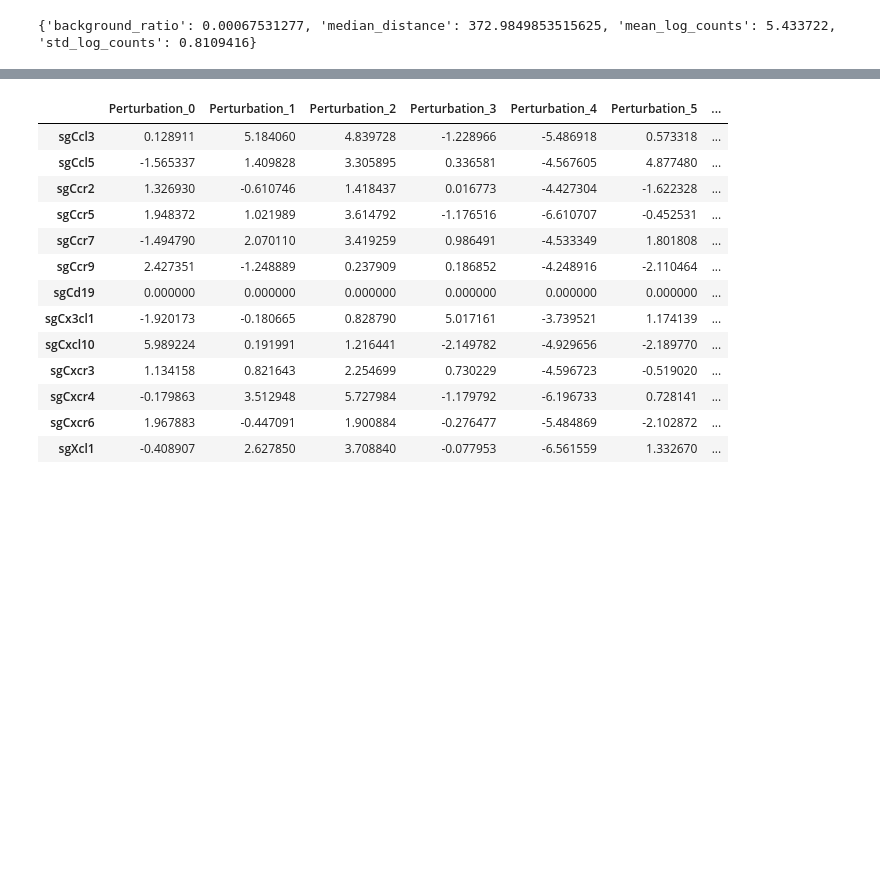
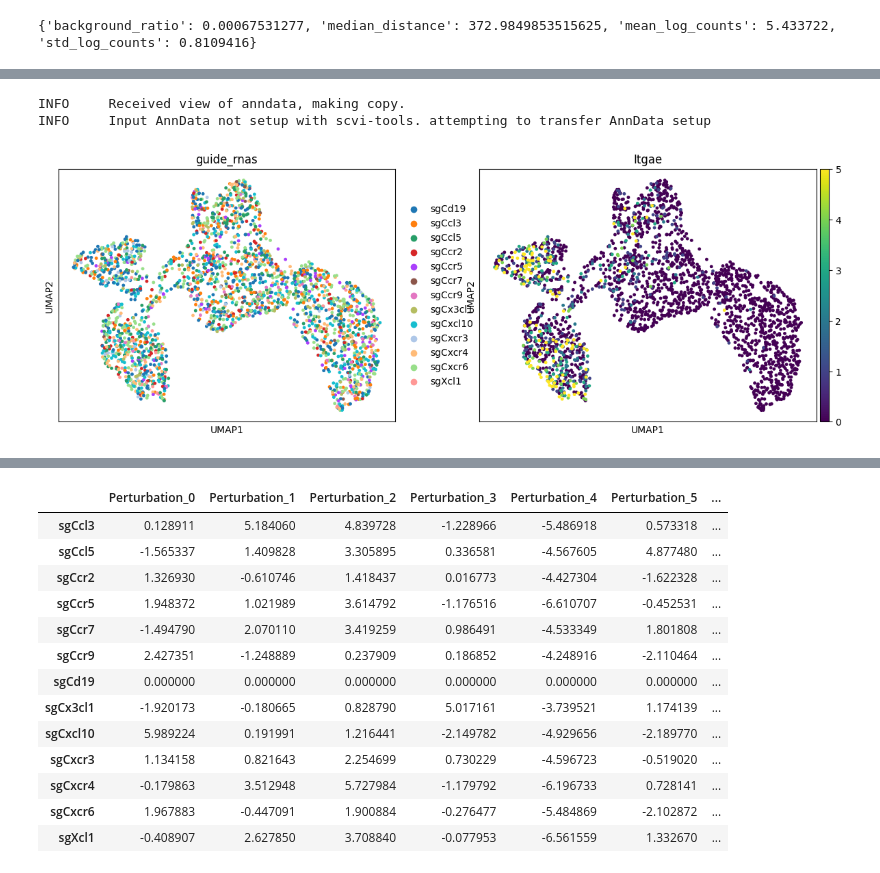
Before and after one commit to amonell/scvi-tools, a Jupyter notebook: resolve_perurb_tests/test1.ipynb, the cells around one changed output, grey strips where cells are left out. Saved outputs shown, nothing was run; the diff lists cells and outputs as text; code cells hidden in the pictures; blank space fills up the shorter version.

Commit message:
fixed the background cell parameter

```diff
--- a/resolve_perurb_tests/test1.ipynb
+++ b/resolve_perurb_tests/test1.ipynb
@@ -83,3 +96,18 @@ HPU available: False, using: 0 HPUs
 LOCAL_RANK: 0 - CUDA_VISIBLE_DEVICES: [0]
 /home/amonell/mambaforge/envs/resolVI/lib/python3.11/site-packages/lightning/pytorch/trainer/connectors/data_connector.py:425: The 'train_dataloader' does not have many workers which may be a bottlene ...
 `Trainer.fit` stopped: `max_steps=1` reached.
+# %%
+mini_adata = query_adata[query_adata.obs['guide_rnas'] != 'Other cells']
+# Get denoised expression assuming control (no perturbations)
+control_expr = supervised_resolvi.get_denoised_expression_control(mini_adata)
+
+mini_adata.layers['resolvi_expression_no_shift'] = control_expr.values
+
+sc.tl.pca(mini_adata, layer='resolvi_expression_no_shift')
+sc.pp.neighbors(mini_adata)
+sc.tl.umap(mini_adata)
+sc.pl.umap(mini_adata, color=['guide_rnas', 'Itgae'], vmax=5)
+# %% [output]
+INFO     Received view of anndata, making copy.
+INFO     Input AnnData not setup with scvi-tools. attempting to transfer AnnData setup
+[figure, added]
```
Also changed, not shown: parts of 9 cells of this notebook, 2 other files.
